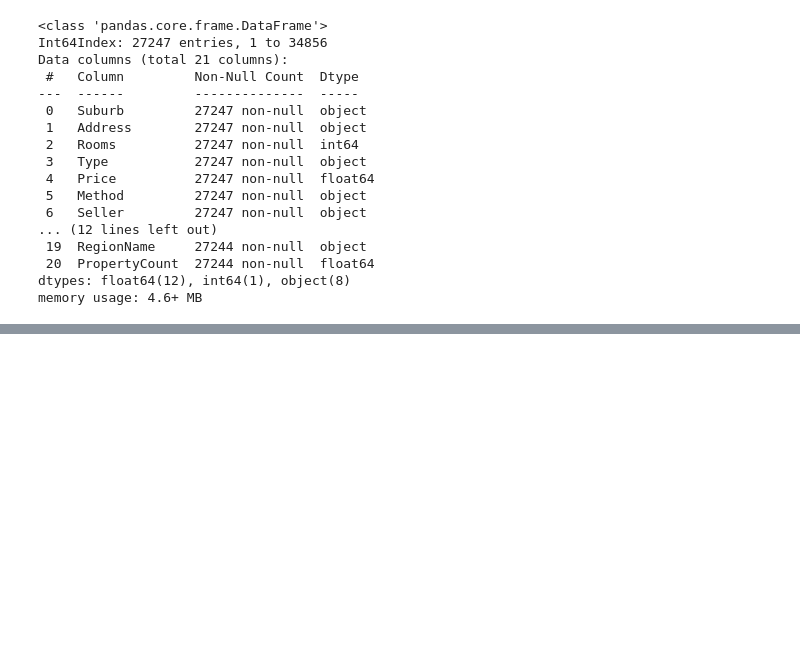
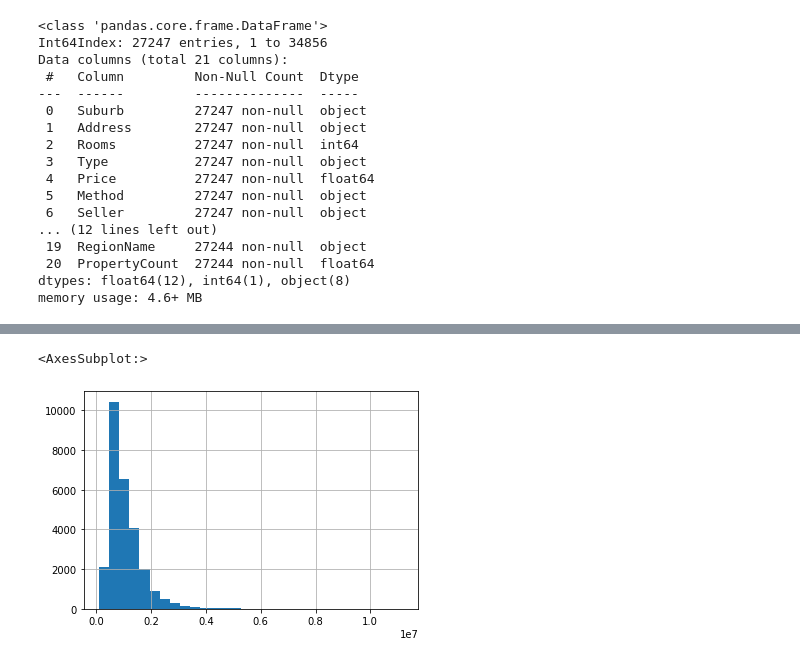
Before and after one commit to knoexus/swansea-M35-bddm, a Jupyter notebook: cw2/2023638.ipynb, the cells around one changed output, grey strips where cells are left out. Cells and saved outputs as stored; diff of their text form; code cells hidden in the pictures; blank space fills up the shorter version.

```diff
--- a/cw2/2023638.ipynb
+++ b/cw2/2023638.ipynb
@@ -44,3 +47,5 @@ Data columns (total 21 columns):
  20  PropertyCount  27244 non-null  float64
 dtypes: float64(12), int64(1), object(8)
 memory usage: 4.6+ MB
+# %%
+data['Rooms'] = (data.apply(lambda row: (row.Rooms + row.Rooms2) / 2  if row.Rooms2 else row.Rooms, axis=1))
@@ -46,0 +62,3 @@ memory usage: 4.6+ MB
+# %%
+data = data.drop(columns=['Date', 'Rooms2', 'Address'])
+data.info()
@@ -46,0 +83,5 @@ memory usage: 4.6+ MB
+# %%
+data['Price'].hist(bins = 30)
+# %% [output]
+<AxesSubplot:>
+[figure, added]
```
Also changed, not shown: parts of 38 cells of this notebook, 1 other file.
